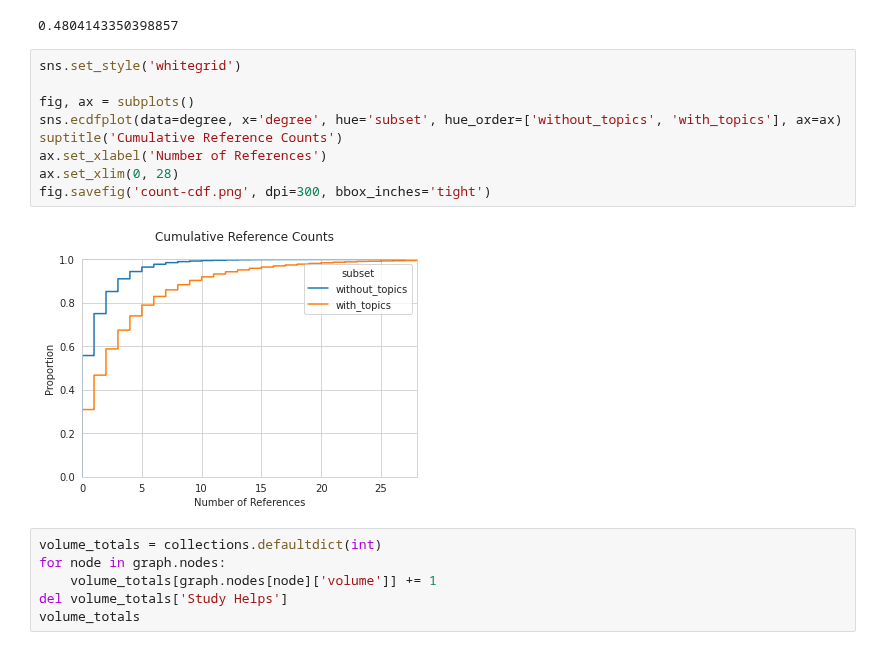
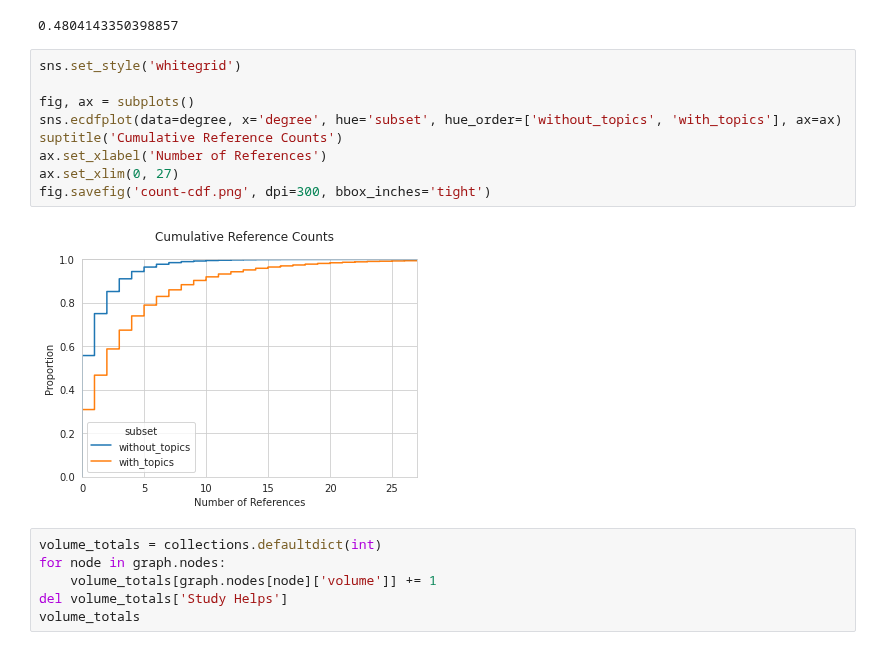
Before and after one commit to skearnes/scripture-graph, a Jupyter notebook: posts/2021-01-08/post.ipynb, the cells around one changed output. Cells and saved outputs as stored; diff of their text form.

```diff
--- a/posts/2021-01-08/post.ipynb
+++ b/posts/2021-01-08/post.ipynb
@@ -129,14 +129,14 @@ count.sum() / len(degree[mask])
 # %%
 sns.set_style('whitegrid')
 
 fig, ax = subplots()
 sns.ecdfplot(data=degree, x='degree', hue='subset', hue_order=['without_topics', 'with_topics'], ax=ax)
 suptitle('Cumulative Reference Counts')
 ax.set_xlabel('Number of References')
-ax.set_xlim(0, 28)
+ax.set_xlim(0, 27)
 fig.savefig('count-cdf.png', dpi=300, bbox_inches='tight')
 # %% [output]
-[figure, old version]
+[figure, new version]
 # %%
 volume_totals = collections.defaultdict(int)
 for node in graph.nodes:
```
Also changed, not shown: parts of 1 cell of this notebook, 2 other files.
